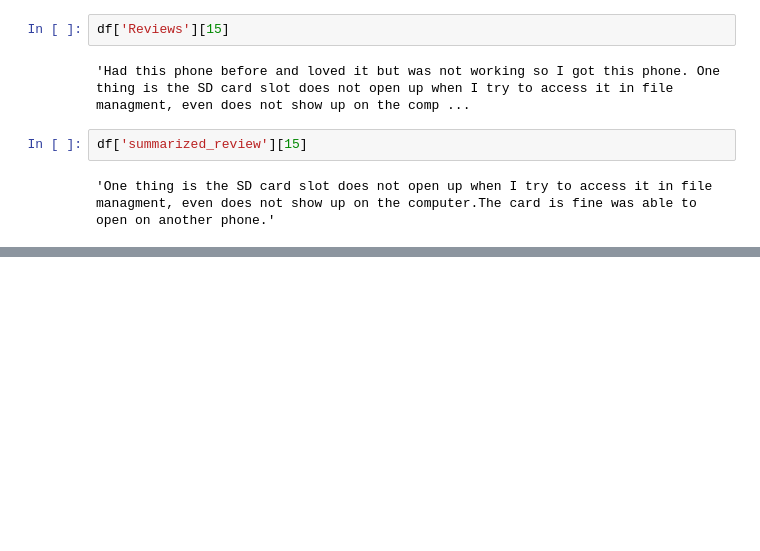
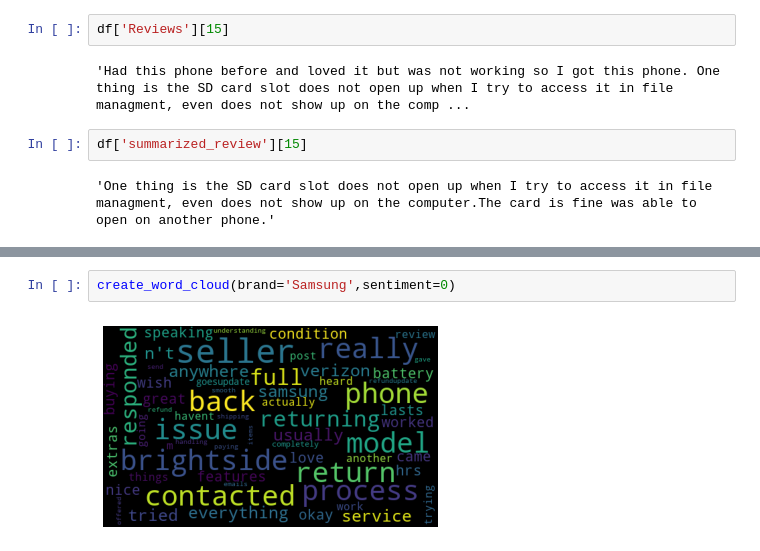
Before and after one commit to Nikil9/NLP-Project, a Jupyter notebook: inc1.ipynb, the cells around one changed output, grey strips where cells are left out. Drawn from its saved outputs; the diff is of its cells as text; blank space fills up the shorter version.

```diff
--- a/inc1.ipynb
+++ b/inc1.ipynb
@@ -307,0 +458,4 @@ df['summarized_review'][15]
+# %%
+create_word_cloud(brand='Samsung',sentiment=0)
+# %% [output]
+[figure, added]
```
Also changed, not shown: parts of 30 cells of this notebook.
